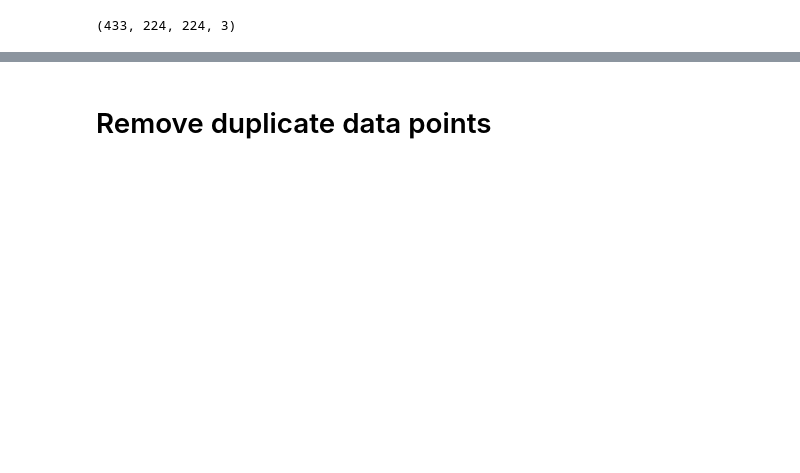
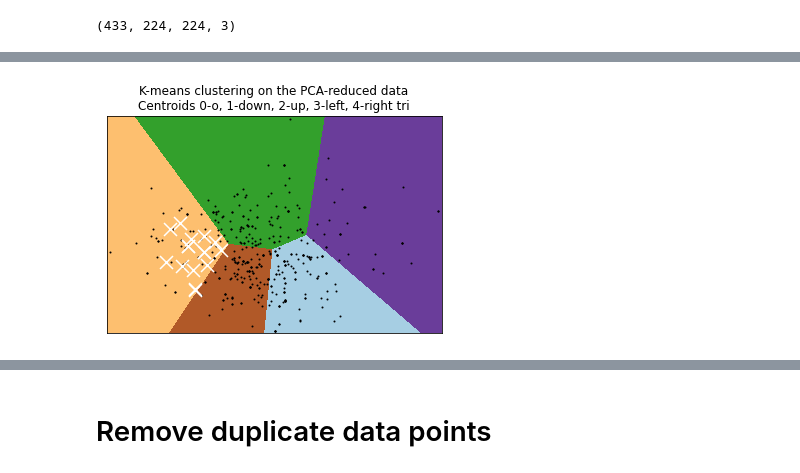
Before and after one commit to changsin/DeepLearning, a Jupyter notebook: plate_recognizer/notebooks/kaggle_data_test.ipynb, the cells around one changed output, grey strips where cells are left out. Saved outputs shown, nothing was run; the diff lists cells and outputs as text; code cells hidden in the pictures; blank space fills up the shorter version.

```diff
--- a/plate_recognizer/notebooks/kaggle_data_test.ipynb
+++ b/plate_recognizer/notebooks/kaggle_data_test.ipynb
@@ -47,0 +65,4 @@ kaggle_data.cluster_data()
+# %%
+plots.plot_data_in_clusters(kaggle_data.X_pca_reduced, kaggle_data.kmeans_pca, kaggle_data.test_idx[2])
+# %% [output]
+[figure, added]
```
Also changed, not shown: parts of 34 cells of this notebook.
